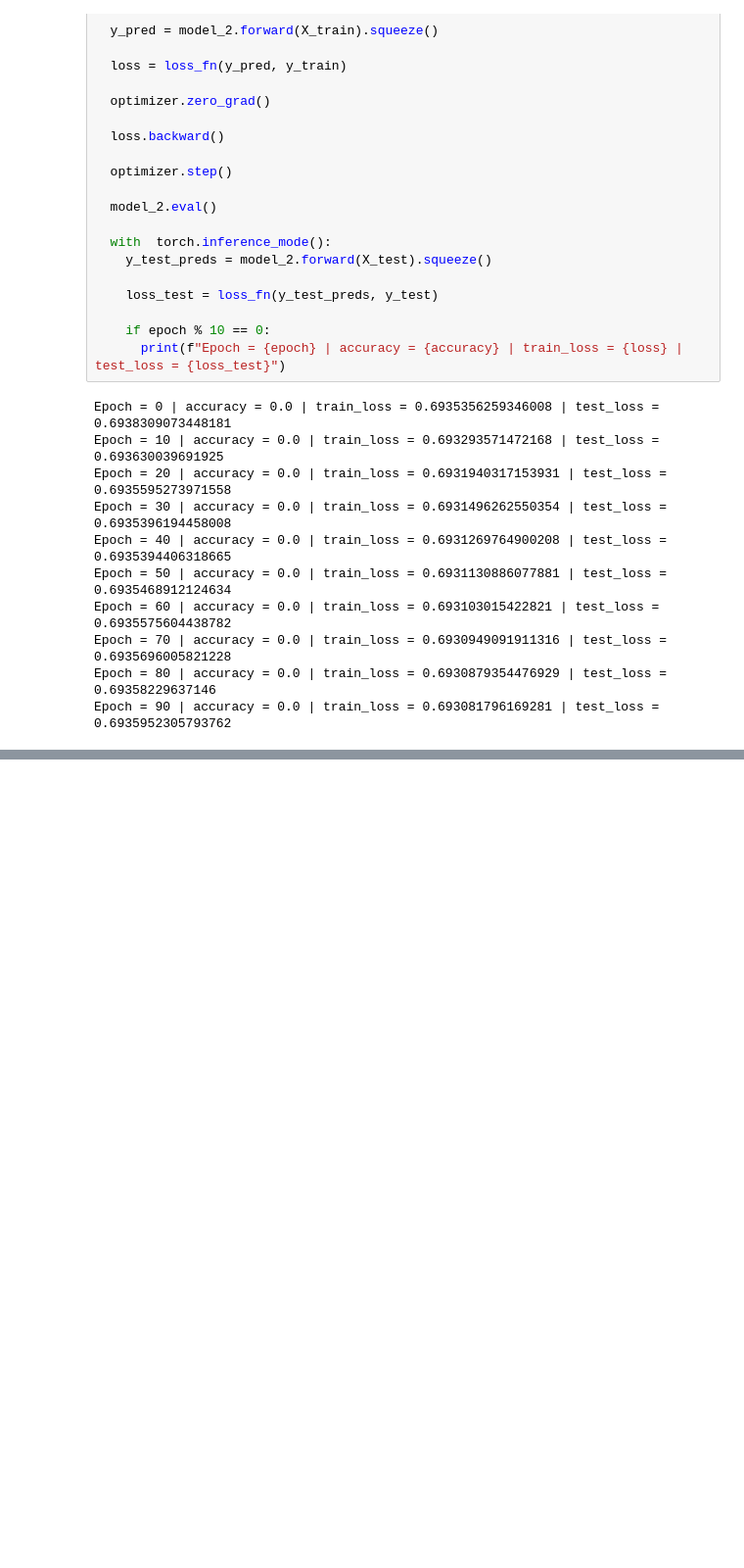
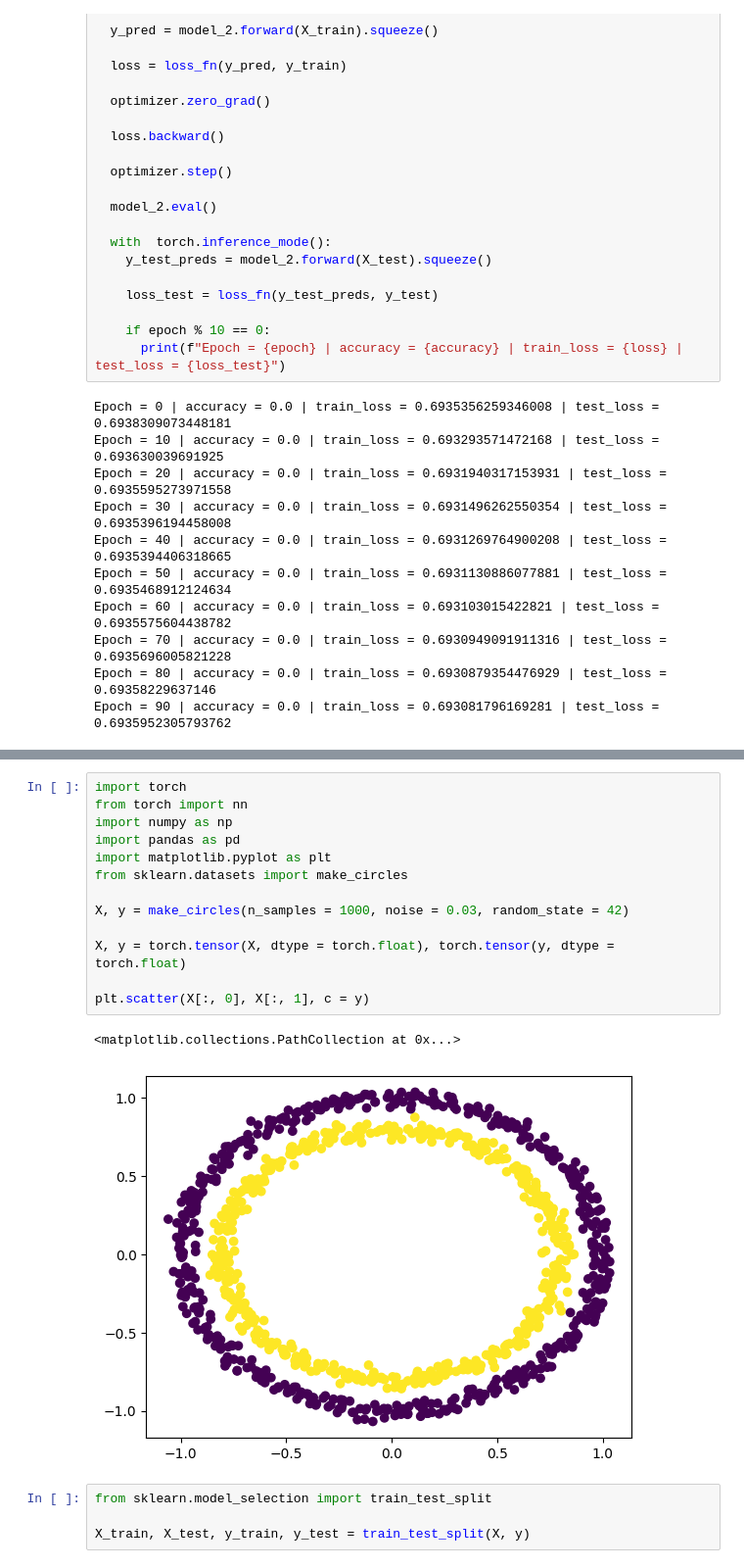
Before and after one commit to Anikeetgarg/ML-Learning-Reporsitory, a Jupyter notebook: DL-Work/Book_course/Chapter 2/Classification_using_DL.ipynb, the cells around one changed output, grey strips where cells are left out. Shown at 98% size. Saved outputs shown, nothing was run; the diff lists cells and outputs as text; blank space fills up the shorter version.

```diff
--- a/DL-Work/Book_course/Chapter 2/Classification_using_DL.ipynb
+++ b/DL-Work/Book_course/Chapter 2/Classification_using_DL.ipynb
@@ -283,0 +393,20 @@ Epoch = 90 | accuracy = 0.0 | train_loss = 0.693081796169281 | test_loss = 0.693
+# %%
+import torch
+from torch import nn
+import numpy as np
+import pandas as pd
+import matplotlib.pyplot as plt
+from sklearn.datasets import make_circles
+
+X, y = make_circles(n_samples = 1000, noise = 0.03, random_state = 42)
+
+X, y = torch.tensor(X, dtype = torch.float), torch.tensor(y, dtype = torch.float)
+
+plt.scatter(X[:, 0], X[:, 1], c = y)
+# %% [output]
+<matplotlib.collections.PathCollection at 0x...>
+[figure, added]
+# %%
+from sklearn.model_selection import train_test_split
+
+X_train, X_test, y_train, y_test = train_test_split(X, y)
```
Also changed, not shown: parts of 36 cells of this notebook.
